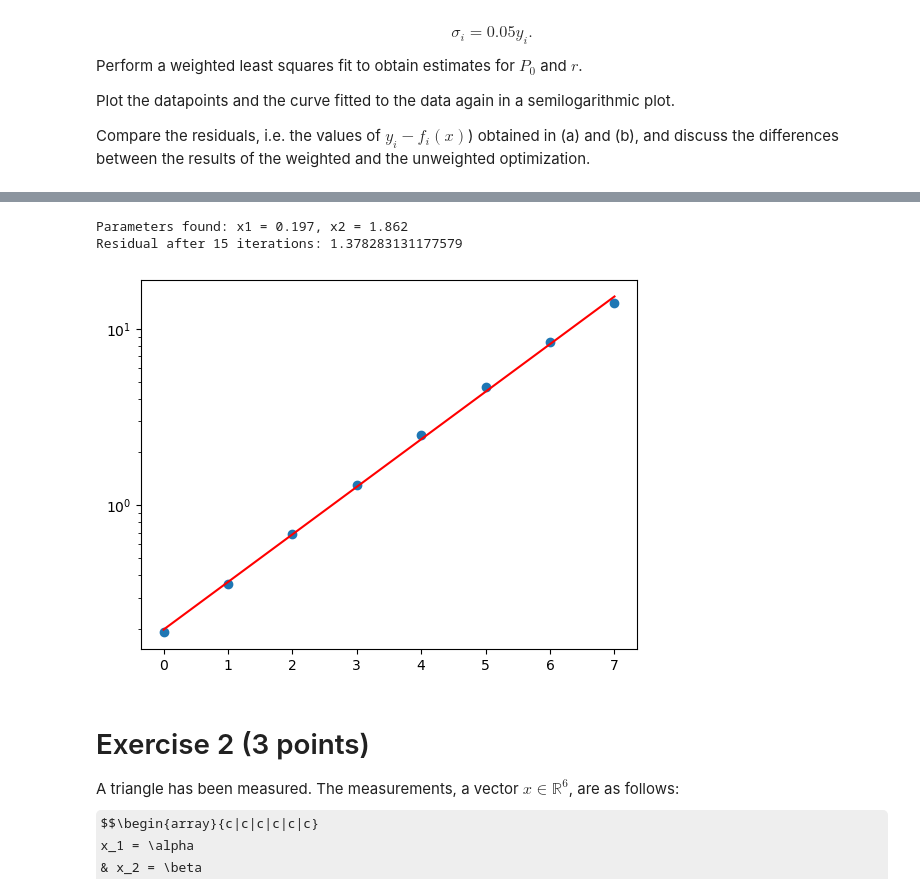
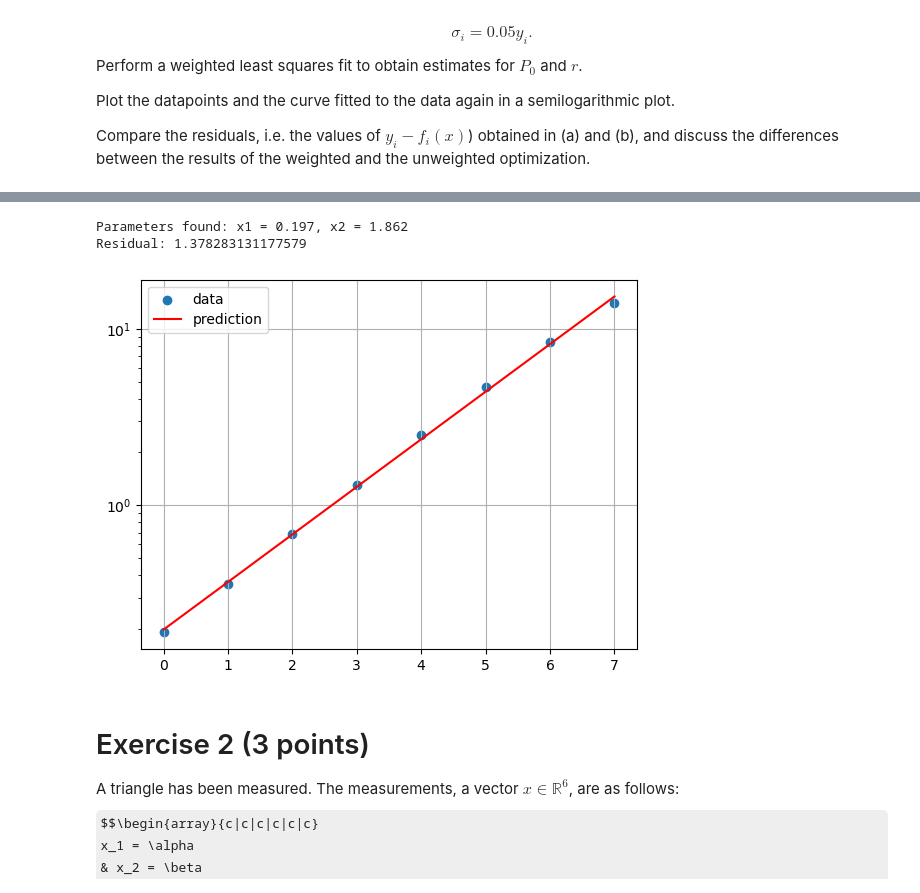
Before and after one commit to jonas4climate/na-assignment1, a Jupyter notebook: hw5_2023.ipynb, the cells around one changed output, grey strips where cells are left out. Drawn from its saved outputs; the diff is of its cells as text; code cells hidden in the pictures; some formulas as TeX source.

```diff
--- a/hw5_2023.ipynb
+++ b/hw5_2023.ipynb
@@ -103,25 +138,26 @@ Compare the residuals, i.e. the values of $y_i - f_i(x)$) obtained in (a) and (b
 # %%
+# For scipy.optimize.minimize
 def objective(x: np.ndarray, t: np.ndarray, data: np.ndarray, weight=0.05):
     residuals = data - model(x[0], x[1], t)
     return 1/2 * np.sum(1/((weight*data)**2) * (residuals**2))
 
-
-x_guess = np.array([x1_guess, x2_guess])
 fit = sp.optimize.minimize(objective, x_guess, args=(t, data))
 x1, x2 = fit.x
 pred = x1 * np.power(x2, t)
 res = np.linalg.norm(data - pred)
 print(f'Parameters found: x1 = {x1:.3f}, x2 = {x2:.3f}')
-print(f'Residual after {fit.nit} iterations: {res}')
+print(f'Residual: {res}')
 
 plt.scatter(range(len(data)), data, label='data')
 plt.plot(range(len(data)), pred, label='prediction', color='red')
 plt.yscale('log')
+plt.legend()
+plt.grid()
 plt.show()
 # %% [output]
 Parameters found: x1 = 0.197, x2 = 1.862
-Residual after 15 iterations: 1.378283131177579
+Residual: 1.378283131177579
-[figure, old version]
+[figure, new version]
 # %% [markdown]
 # Exercise 2 (3 points)
 A triangle has been measured. The measurements, a vector $x \in \mathbb{R}^6$, are as follows:
```
Also changed, not shown: parts of 3 cells of this notebook.
